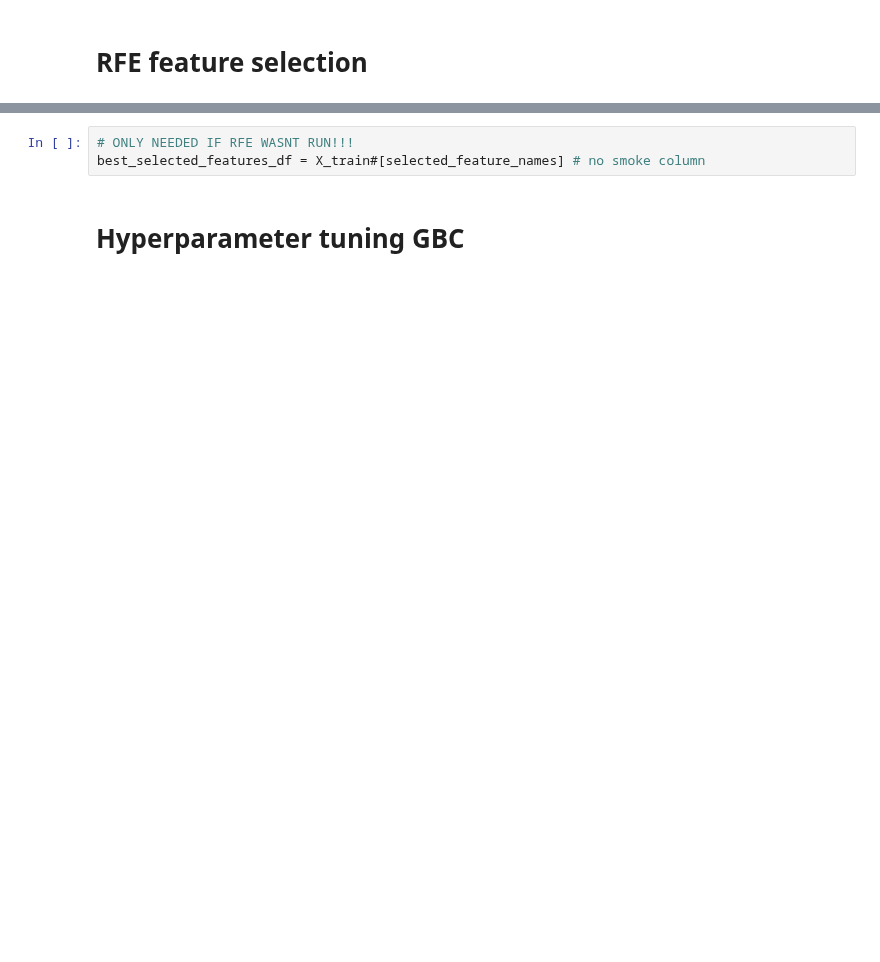
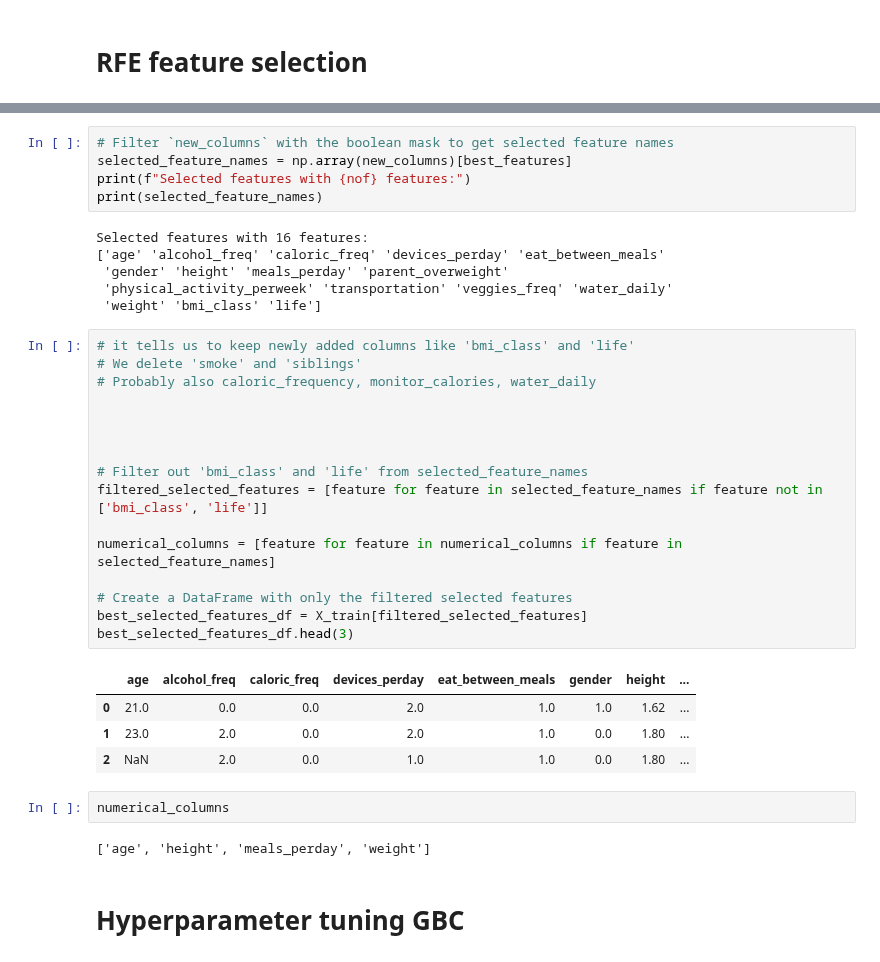
Before and after one commit to 0xMarc0s/IMS_ML_project, a Jupyter notebook: Project_Notebook_Template/Final Pipeline.ipynb, the cells around one changed output, grey strips where cells are left out. Saved outputs shown, nothing was run; the diff lists cells and outputs as text; blank space fills up the shorter version.

```diff
--- a/Project_Notebook_Template/Final Pipeline.ipynb
+++ b/Project_Notebook_Template/Final Pipeline.ipynb
@@ -746,6 +698,39 @@ KeyboardInterrupt:
-# %%
-# ONLY NEEDED IF RFE WASNT RUN!!!
-best_selected_features_df = X_train#[selected_feature_names] # no smoke column
+# %%
+# Filter `new_columns` with the boolean mask to get selected feature names
+selected_feature_names = np.array(new_columns)[best_features]
+print(f"Selected features with {nof} features:")
+print(selected_feature_names)
+# %% [output]
+Selected features with 16 features:
+['age' 'alcohol_freq' 'caloric_freq' 'devices_perday' 'eat_between_meals'
+ 'gender' 'height' 'meals_perday' 'parent_overweight'
+ 'physical_activity_perweek' 'transportation' 'veggies_freq' 'water_daily'
+ 'weight' 'bmi_class' 'life']
+# %%
+# it tells us to keep newly added columns like 'bmi_class' and 'life'
+# We delete 'smoke' and 'siblings'
+# Probably also caloric_frequency, monitor_calories, water_daily
+
+
+
+
+# Filter out 'bmi_class' and 'life' from selected_feature_names
+filtered_selected_features = [feature for feature in selected_feature_names if feature not in ['bmi_class', 'life']]
+
+numerical_columns = [feature for feature in numerical_columns if feature in selected_feature_names]
+
+# Create a DataFrame with only the filtered selected features
+best_selected_features_df = X_train[filtered_selected_features]
+best_selected_features_df.head(3)
+# %% [output]
+|  | age | alcohol_freq | caloric_freq | devices_perday | eat_between_meals | gender | height | ... |
+| 0 | 21.0 | 0.0 | 0.0 | 2.0 | 1.0 | 1.0 | 1.62 | ... |
+| 1 | 23.0 | 2.0 | 0.0 | 2.0 | 1.0 | 0.0 | 1.80 | ... |
+| 2 | NaN | 2.0 | 0.0 | 1.0 | 1.0 | 0.0 | 1.80 | ... |
+# %%
+numerical_columns
+# %% [output]
+['age', 'height', 'meals_perday', 'weight']
 # %% [markdown]
 # Hyperparameter tuning GBC
 # %%
```
Also changed, not shown: parts of 13 cells of this notebook.
